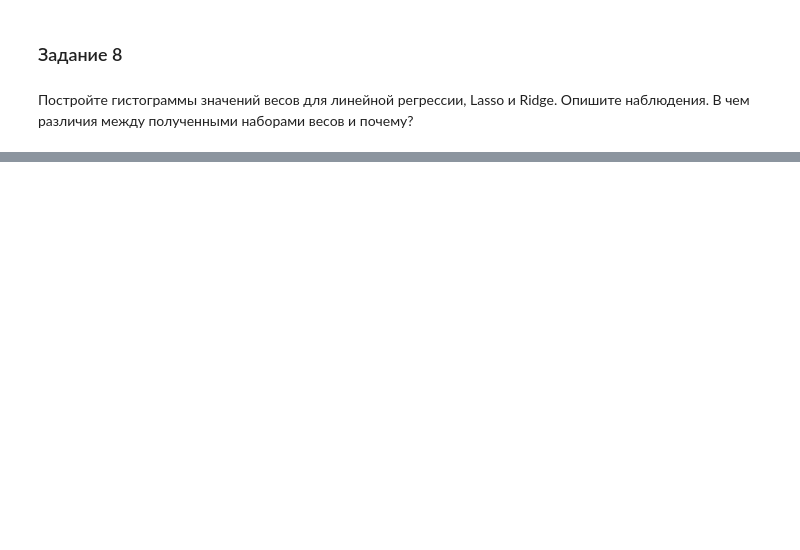
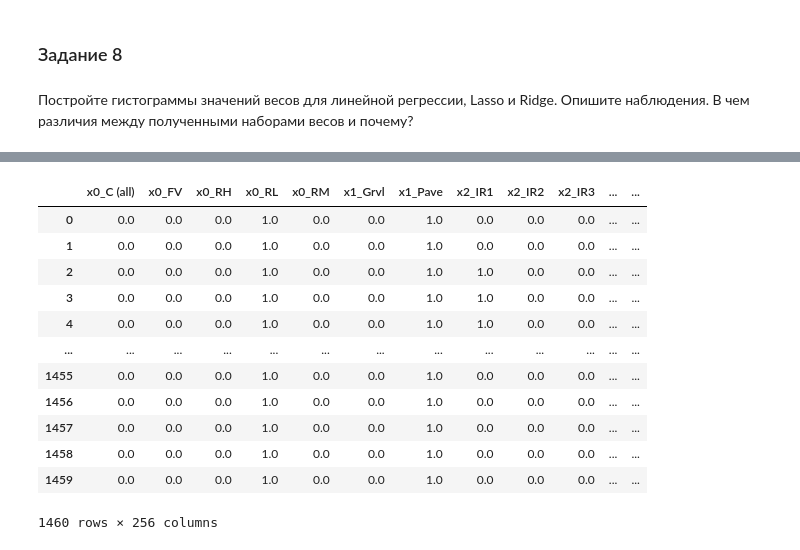
Before and after one commit to Oleg-DS/learning_data_science, a Jupyter notebook: ML/hw02.ipynb, the cells around one changed output, grey strips where cells are left out. Saved outputs shown, nothing was run; the diff lists cells and outputs as text; code cells hidden in the pictures; blank space fills up the shorter version.

```diff
--- a/ML/hw02.ipynb
+++ b/ML/hw02.ipynb
@@ -584,0 +739,16 @@ array([1.00000000e-05, 1.32571137e-05, 1.75751062e-05, 2.32995181e-05,
+# %%
+data_train = data_train.drop(labels=['Alley', 'PoolQC', 'MiscFeature'], axis='columns')
+data_test = data_test.drop(labels=['Alley', 'PoolQC', 'MiscFeature'], axis='columns')
+# %%
+columns_nan = []
+for col in data_train.columns:
+    if data_train[col].isna().sum() > 0:
+        columns_nan.append(col)
+
+for col in data_train[columns_nan].columns:
+    if data_train[col].dtypes == 'object':
+        data_train[col] = data_train[col].fillna('NaN')
+    else:
+        data_train[col] = data_train[col].fillna(data_train[col].mean())
+
+data_train.isna().sum().sum()
@@ -584,0 +772,4 @@ array([1.00000000e-05, 1.32571137e-05, 1.75751062e-05, 2.32995181e-05,
+# %%
+Y_train = data_train['SalePrice']
+data_train = data_train.drop(labels='SalePrice', axis='columns')
+Y_train
@@ -584,0 +805,6 @@ array([1.00000000e-05, 1.32571137e-05, 1.75751062e-05, 2.32995181e-05,
+# %%
+obj_mask = (data_train.dtypes == 'object').values
+scaler = StandardScaler()
+X_train_norm = scaler.fit_transform(data_train[data_train.columns[~obj_mask]])
+X_train_norm = pd.DataFrame(X_train_norm, columns=data_train.columns[~obj_mask])
+X_train_norm
@@ -584,0 +845,21 @@ array([1.00000000e-05, 1.32571137e-05, 1.75751062e-05, 2.32995181e-05,
+# %%
+ohe_train = ohe(handle_unknown='ignore')
+X_train_cat = data_train[data_train.columns[obj_mask]]
+ohe_train.fit(X_train_cat)
+X_train_cat = ohe_train.transform(X_train_cat).toarray()
+X_train_cat = pd.DataFrame(X_train_cat, columns=ohe_train.get_feature_names())
+X_train_cat
+# %% [output]
+|  | x0_C (all) | x0_FV | x0_RH | x0_RL | x0_RM | x1_Grvl | x1_Pave | x2_IR1 | x2_IR2 | x2_IR3 | ... | ... |
+| 0 | 0.0 | 0.0 | 0.0 | 1.0 | 0.0 | 0.0 | 1.0 | 0.0 | 0.0 | 0.0 | ... | ... |
+| 1 | 0.0 | 0.0 | 0.0 | 1.0 | 0.0 | 0.0 | 1.0 | 0.0 | 0.0 | 0.0 | ... | ... |
+| 2 | 0.0 | 0.0 | 0.0 | 1.0 | 0.0 | 0.0 | 1.0 | 1.0 | 0.0 | 0.0 | ... | ... |
+| 3 | 0.0 | 0.0 | 0.0 | 1.0 | 0.0 | 0.0 | 1.0 | 1.0 | 0.0 | 0.0 | ... | ... |
+| 4 | 0.0 | 0.0 | 0.0 | 1.0 | 0.0 | 0.0 | 1.0 | 1.0 | 0.0 | 0.0 | ... | ... |
+| ... | ... | ... | ... | ... | ... | ... | ... | ... | ... | ... | ... | ... |
+| 1455 | 0.0 | 0.0 | 0.0 | 1.0 | 0.0 | 0.0 | 1.0 | 0.0 | 0.0 | 0.0 | ... | ... |
+| 1456 | 0.0 | 0.0 | 0.0 | 1.0 | 0.0 | 0.0 | 1.0 | 0.0 | 0.0 | 0.0 | ... | ... |
+| 1457 | 0.0 | 0.0 | 0.0 | 1.0 | 0.0 | 0.0 | 1.0 | 0.0 | 0.0 | 0.0 | ... | ... |
+| 1458 | 0.0 | 0.0 | 0.0 | 1.0 | 0.0 | 0.0 | 1.0 | 0.0 | 0.0 | 0.0 | ... | ... |
+| 1459 | 0.0 | 0.0 | 0.0 | 1.0 | 0.0 | 0.0 | 1.0 | 0.0 | 0.0 | 0.0 | ... | ... |
+1460 rows × 256 columns
```
Also changed, not shown: parts of 33 cells of this notebook, 3 other files.
